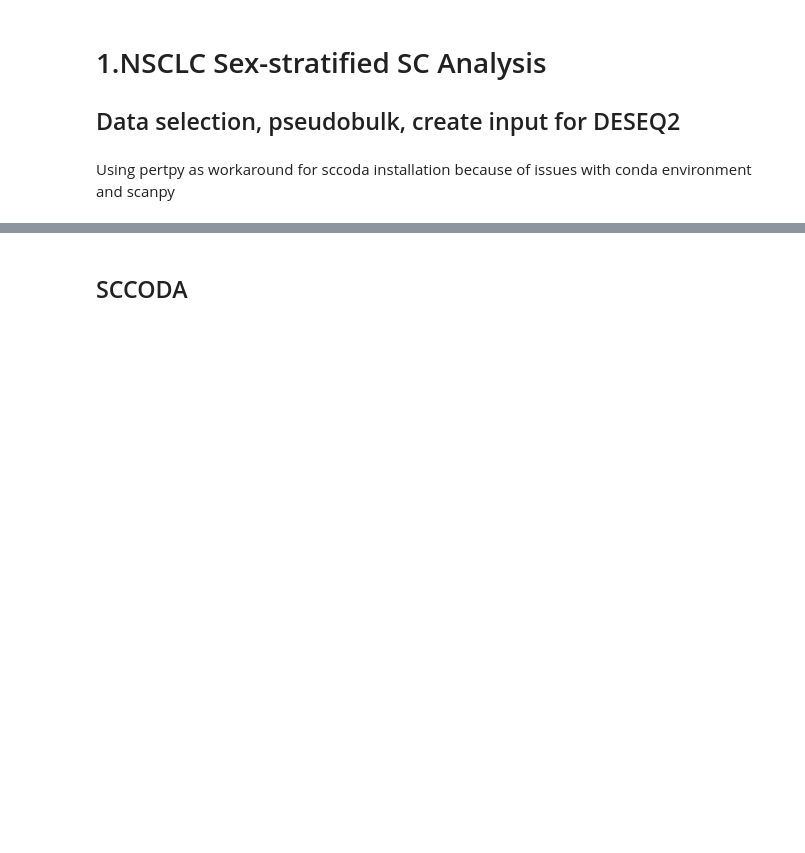
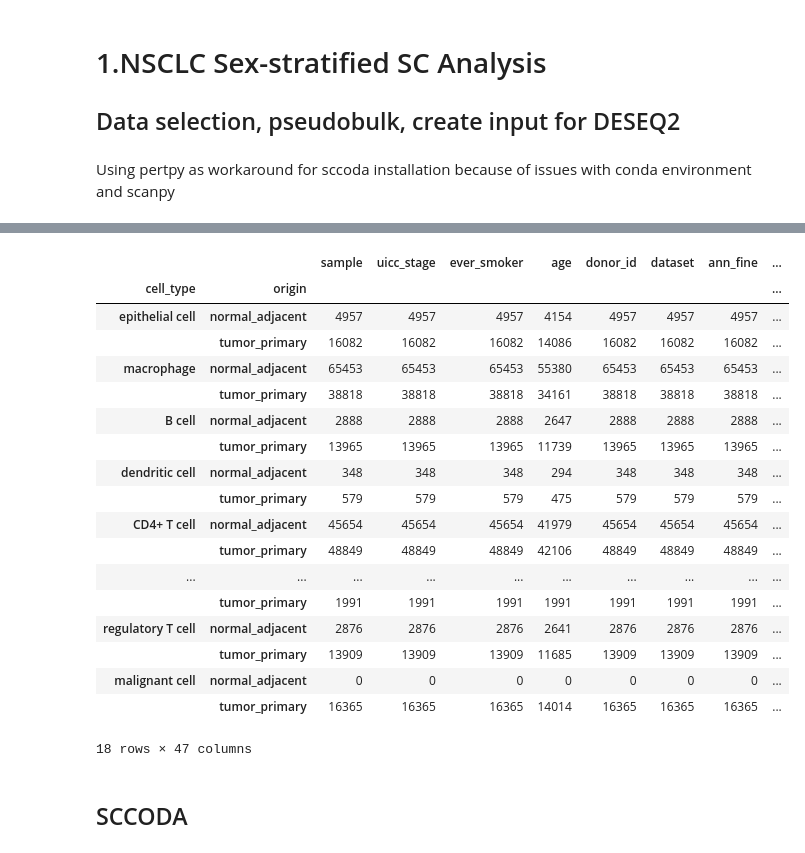
Before and after one commit to ErikaKvalem/NSCLC_gender_2023, a Jupyter notebook: 02-scripts/012_LUAD/11_sccoda_compositional_analysis.ipynb, the cells around one changed output, grey strips where cells are left out. Cells and saved outputs as stored; diff of their text form; code cells hidden in the pictures; blank space fills up the shorter version.

```diff
--- a/02-scripts/012_LUAD/11_sccoda_compositional_analysis.ipynb
+++ b/02-scripts/012_LUAD/11_sccoda_compositional_analysis.ipynb
@@ -51,3 +69,25 @@ adata = sc.read_h5ad(input_path)
+# %%
+adata.obs.groupby(["cell_type","origin"]).count()
+# %% [output]
+|  |  | sample | uicc_stage | ever_smoker | age | donor_id | dataset | ann_fine | ... |
+| cell_type | origin |  |  |  |  |  |  |  | ... |
+| epithelial cell | normal_adjacent | 4957 | 4957 | 4957 | 4154 | 4957 | 4957 | 4957 | ... |
+|  | tumor_primary | 16082 | 16082 | 16082 | 14086 | 16082 | 16082 | 16082 | ... |
+| macrophage | normal_adjacent | 65453 | 65453 | 65453 | 55380 | 65453 | 65453 | 65453 | ... |
+|  | tumor_primary | 38818 | 38818 | 38818 | 34161 | 38818 | 38818 | 38818 | ... |
+| B cell | normal_adjacent | 2888 | 2888 | 2888 | 2647 | 2888 | 2888 | 2888 | ... |
+|  | tumor_primary | 13965 | 13965 | 13965 | 11739 | 13965 | 13965 | 13965 | ... |
+| dendritic cell | normal_adjacent | 348 | 348 | 348 | 294 | 348 | 348 | 348 | ... |
+|  | tumor_primary | 579 | 579 | 579 | 475 | 579 | 579 | 579 | ... |
+| CD4+ T cell | normal_adjacent | 45654 | 45654 | 45654 | 41979 | 45654 | 45654 | 45654 | ... |
+|  | tumor_primary | 48849 | 48849 | 48849 | 42106 | 48849 | 48849 | 48849 | ... |
+| ... | ... | ... | ... | ... | ... | ... | ... | ... | ... |
+|  | tumor_primary | 1991 | 1991 | 1991 | 1991 | 1991 | 1991 | 1991 | ... |
+| regulatory T cell | normal_adjacent | 2876 | 2876 | 2876 | 2641 | 2876 | 2876 | 2876 | ... |
+|  | tumor_primary | 13909 | 13909 | 13909 | 11685 | 13909 | 13909 | 13909 | ... |
+| malignant cell | normal_adjacent | 0 | 0 | 0 | 0 | 0 | 0 | 0 | ... |
+|  | tumor_primary | 16365 | 16365 | 16365 | 14014 | 16365 | 16365 | 16365 | ... |
+18 rows × 47 columns
 # %% [markdown]
 ## SCCODA
 # %%
```
Also changed, not shown: parts of 60 cells of this notebook, 2 other files.
